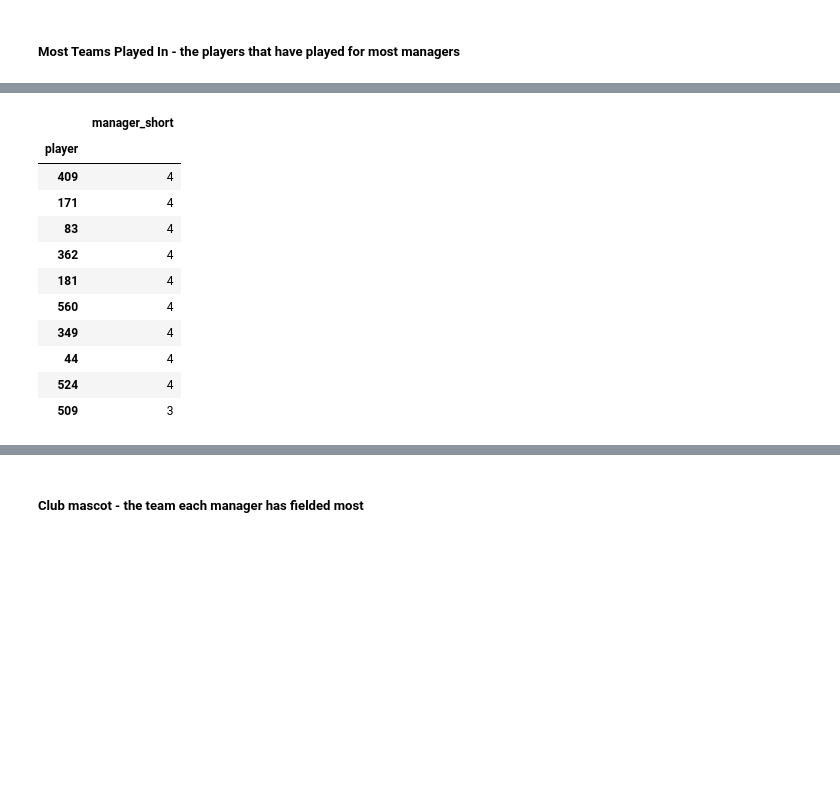
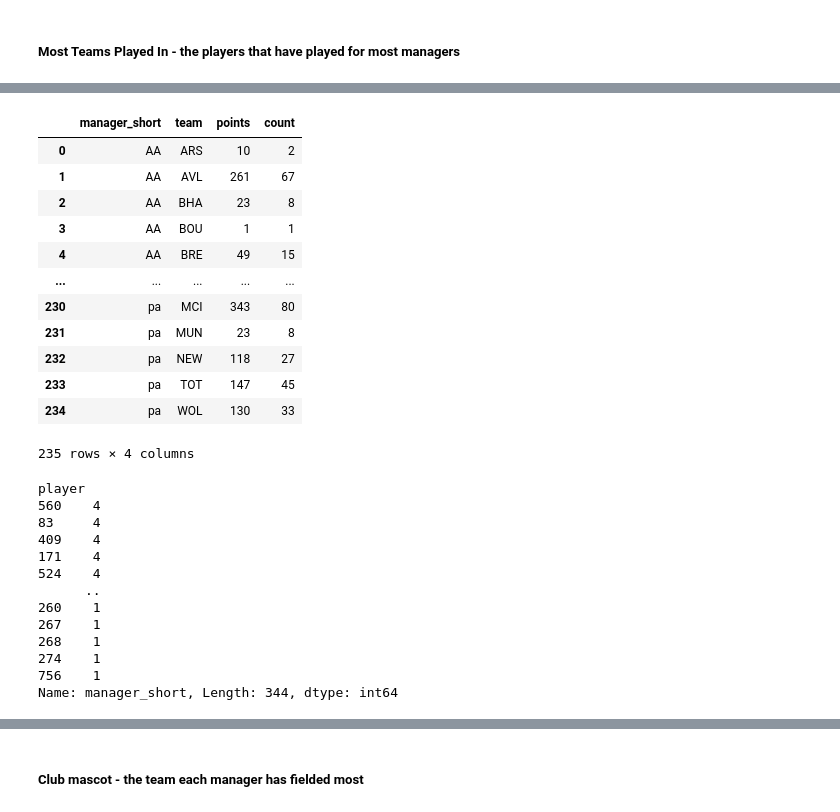
Before and after one commit to TheSantiagoSuarez/personal_projects, a Jupyter notebook: FPL_S3 v2/fpl_findings_test.ipynb, the cells around one changed output, grey strips where cells are left out. Saved outputs shown, nothing was run; the diff lists cells and outputs as text; code cells hidden in the pictures; blank space fills up the shorter version.

```diff
--- a/FPL_S3 v2/fpl_findings_test.ipynb
+++ b/FPL_S3 v2/fpl_findings_test.ipynb
@@ -454,15 +486,32 @@ Name: gw, Length: 553, dtype: int64
+# %%
+fielded.groupby(["manager_short", "team"]).agg(points=("pts", "sum"), count=("pts", "count")).reset_index()
+# %% [output]
+|  | manager_short | team | points | count |
+| 0 | AA | ARS | 10 | 2 |
+| 1 | AA | AVL | 261 | 67 |
+| 2 | AA | BHA | 23 | 8 |
+| 3 | AA | BOU | 1 | 1 |
+| 4 | AA | BRE | 49 | 15 |
+| ... | ... | ... | ... | ... |
+| 230 | pa | MCI | 343 | 80 |
+| 231 | pa | MUN | 23 | 8 |
+| 232 | pa | NEW | 118 | 27 |
+| 233 | pa | TOT | 147 | 45 |
+| 234 | pa | WOL | 130 | 33 |
+235 rows × 4 columns
 # %%
-loyalty_df[["player", "manager_short"]].drop_duplicates().groupby("player").count().sort_values("manager_short",ascending=False).head(10)
+fielded[["player","manager_short"]].drop_duplicates().groupby("player")["manager_short"].count().sort_values(ascending=False)
 # %% [output]
-|  | manager_short |
-| player |  |
-| 409 | 4 |
-| 171 | 4 |
-| 83 | 4 |
-| 362 | 4 |
-| 181 | 4 |
-| 560 | 4 |
-| 349 | 4 |
-| 44 | 4 |
-| 524 | 4 |
-| 509 | 3 |
+player
+560    4
+83     4
+409    4
+171    4
+524    4
+      ..
+260    1
+267    1
+268    1
+274    1
+756    1
+Name: manager_short, Length: 344, dtype: int64
```
Also changed, not shown: parts of 5 cells of this notebook, 5 other files.
